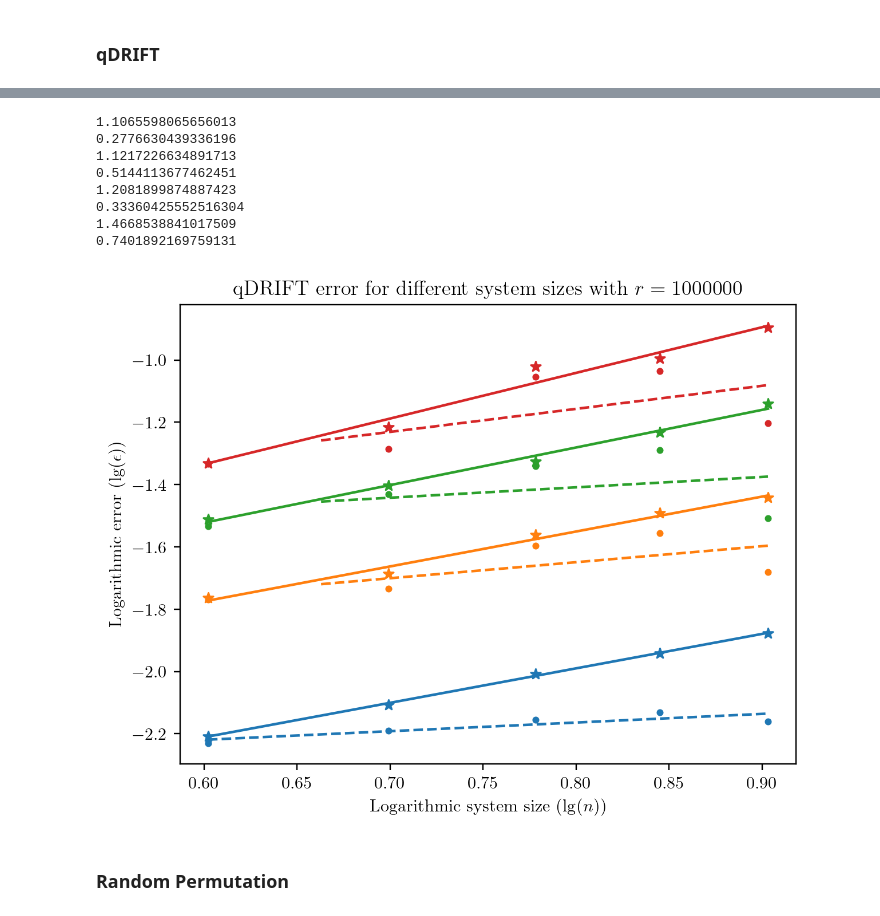
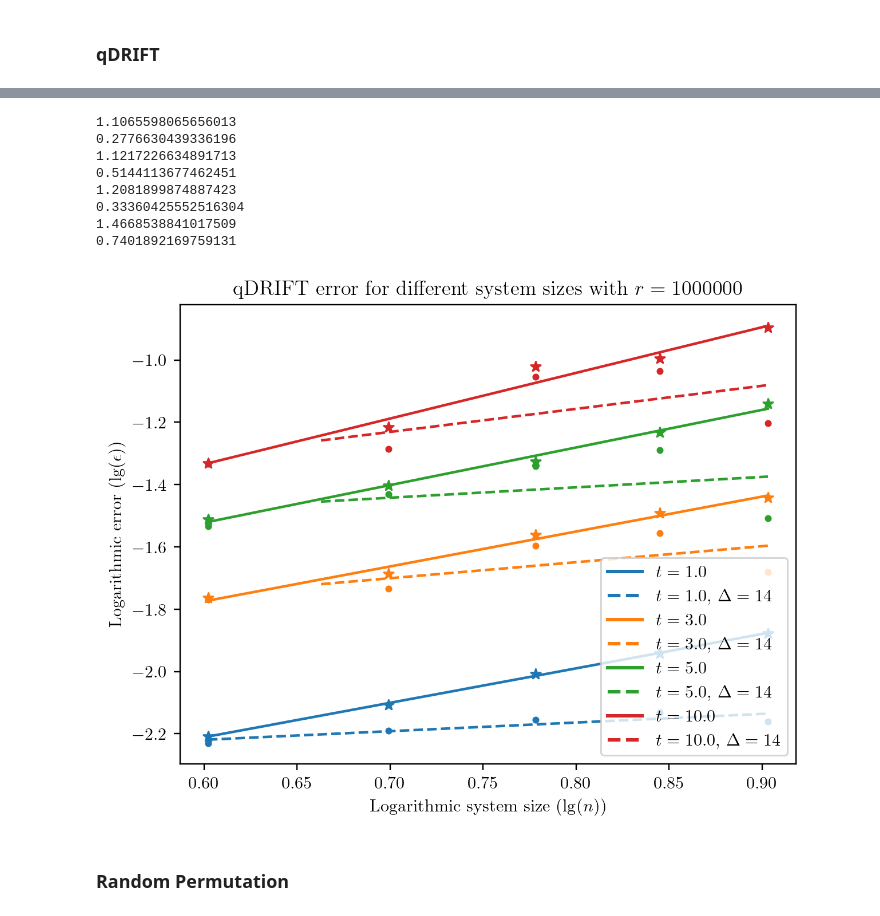
Before and after one commit to Qubit-Fernand/Digital-Quantum-Simulation, a Jupyter notebook: Figure/Plotting.ipynb, the cells around one changed output, grey strips where cells are left out. Drawn from its saved outputs; the diff is of its cells as text; code cells hidden in the pictures.

```diff
--- a/Figure/Plotting.ipynb
+++ b/Figure/Plotting.ipynb
@@ -259,32 +259,32 @@ ax.scatter(step_number, t_5, marker = '*', color = '#2ca02c')
 ax.plot(step_number_new, poly_t_5(step_number_new), color = '#2ca02c', linestyle = '-', label='$t=5.0$')
 
 ax.scatter(step_number, t_5_Delta, marker ='.', color = '#2ca02c')
 ax.plot(step_number_new[20:], poly_t_5_Delta(step_number_new)[20:], color = '#2ca02c', linestyle = '--', label='$t=5.0$, $\Delta = {Delta}$'.format(Delta = Delta))
 
 ax.scatter(step_number, t_10, marker = '*', color = '#d62728')
 ax.plot(step_number_new, poly_t_10(step_number_new), color = '#d62728', linestyle = '-', label='$t=10.0$')
 
 ax.scatter(step_number, t_10_Delta, marker ='.', color = '#d62728')
 ax.plot(step_number_new[20:], poly_t_10_Delta(step_number_new)[20:], color = '#d62728', linestyle = '--', label='$t=10.0$, $\Delta = {Delta}$'.format(Delta = Delta))
-# ax.legend(handler_map={plt.Line2D: ColorLineStyleHandler()})
+ax.legend(handler_map={plt.Line2D: ColorLineStyleHandler()})
 
 print(poly_t_1[1])
 print(poly_t_1_Delta[1])
 print(poly_t_3[1])
 print(poly_t_3_Delta[1])
 print(poly_t_5[1])
 print(poly_t_5_Delta[1])
 print(poly_t_10[1])
 print(poly_t_10_Delta[1])
 
 fig.savefig('qDRIFT-n.pdf', dpi=600, format='pdf')
 # %% [output]
 1.1065598065656013
 0.2776630439336196
 1.1217226634891713
 0.5144113677462451
 1.2081899874887423
 0.33360425552516304
 1.4668538841017509
 0.7401892169759131
-[figure, old version]
+[figure, new version]
```
Also changed, not shown: parts of 9 cells of this notebook, 10 other files.
